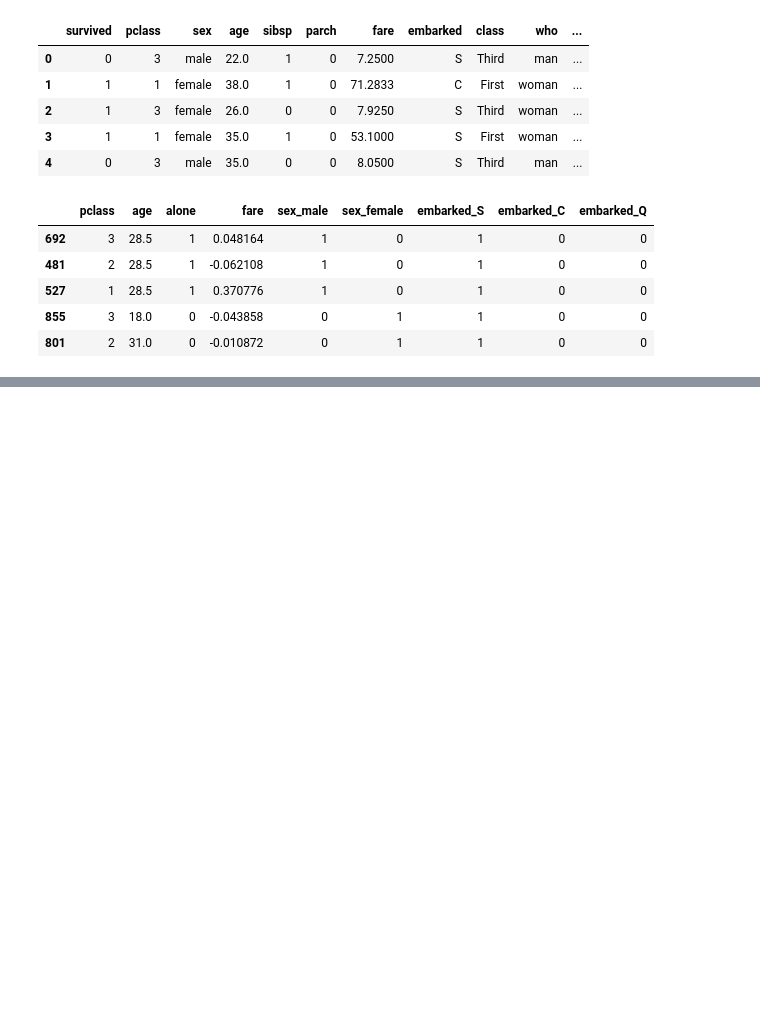
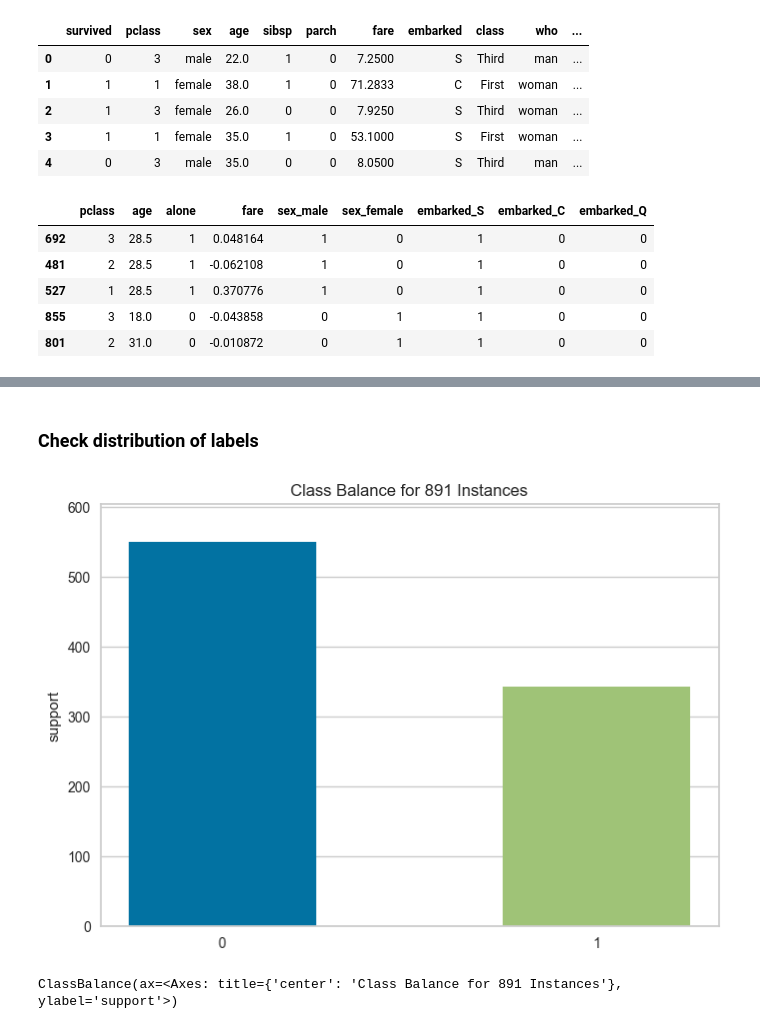
Before and after one commit to mackomarcin82/XGBoost, a Jupyter notebook: XGB_titanic.ipynb, the cells around one changed output, grey strips where cells are left out. Drawn from its saved outputs; the diff is of its cells as text; code cells hidden in the pictures; blank space fills up the shorter version.

```diff
--- a/XGB_titanic.ipynb
+++ b/XGB_titanic.ipynb
@@ -68,0 +68,7 @@ NameError: name 'plt' is not defined
+# %% [markdown]
+### Check distribution of labels
+# %%
+target.class_balance(df1['survived'])
+# %% [output]
+[figure, added]
+ClassBalance(ax=<Axes: title={'center': 'Class Balance for 891 Instances'}, ylabel='support'>)
```
Also changed, not shown: parts of 7 cells of this notebook, 1 other file.
